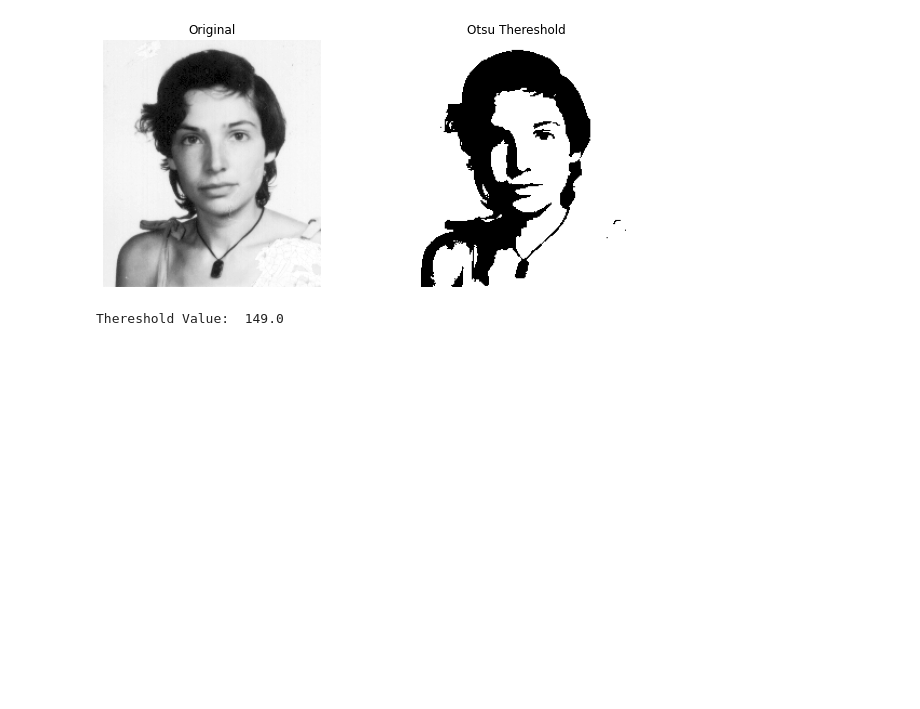
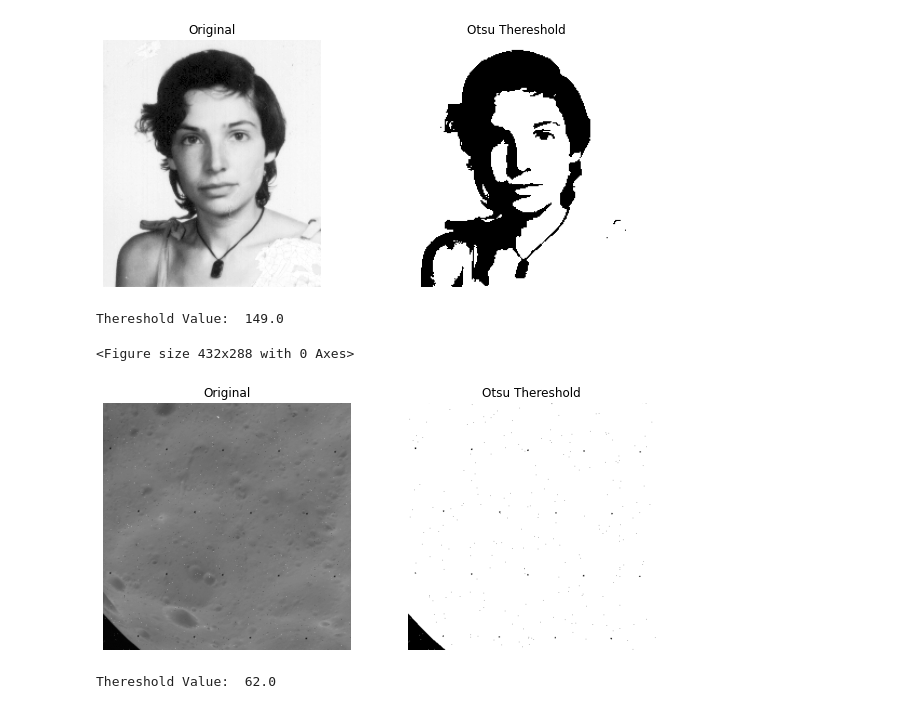
Before and after one commit to rikkudo/otsu, a Jupyter notebook: FDAW78_Task_2_Otsu.ipynb, the cells around one changed output. Saved outputs shown, nothing was run; the diff lists cells and outputs as text; code cells hidden in the pictures; blank space fills up the shorter version.

```diff
--- a/FDAW78_Task_2_Otsu.ipynb
+++ b/FDAW78_Task_2_Otsu.ipynb
@@ -147,3 +149,37 @@ print("Thereshold Value: ", otsu_threshold3)
 <Figure size 432x288 with 0 Axes>
 [figure]
 Thereshold Value:  149.0
+# %%
+im4 = cv2.imread('/content/dataset/phobos.png', 0)
+otsu_threshold4, image_result4 = cv2.threshold(
+    im4, 0, 255, cv2.THRESH_BINARY + cv2.THRESH_OTSU,
+)
+
+# blur = cv2.GaussianBlur(im,(5,5),0)
+# ret3,th3 = cv2.threshold(blur,0,255,cv2.THRESH_BINARY+cv2.THRESH_OTSU)
+
+gray()
+
+fig = plt.figure(figsize=(10, 10))
+fig.add_subplot(2, 2, 1)
+imshow(im4)
+axis('off')
+title('Original')
+
+fig.add_subplot(2, 2, 2)
+imshow(image_result4)
+axis('off')
+title('Otsu Thereshold')
+
+# fig.add_subplot(1, 3, 3)
+# imshow(th3)
+# axis('off')
+# title('Otsu Thereshold + Gaussian')
+
+show()
+
+print("Thereshold Value: ", otsu_threshold4)
+# %% [output]
+<Figure size 432x288 with 0 Axes>
+[figure, added]
+Thereshold Value:  62.0
```
Also changed, not shown: parts of 4 cells of this notebook.
